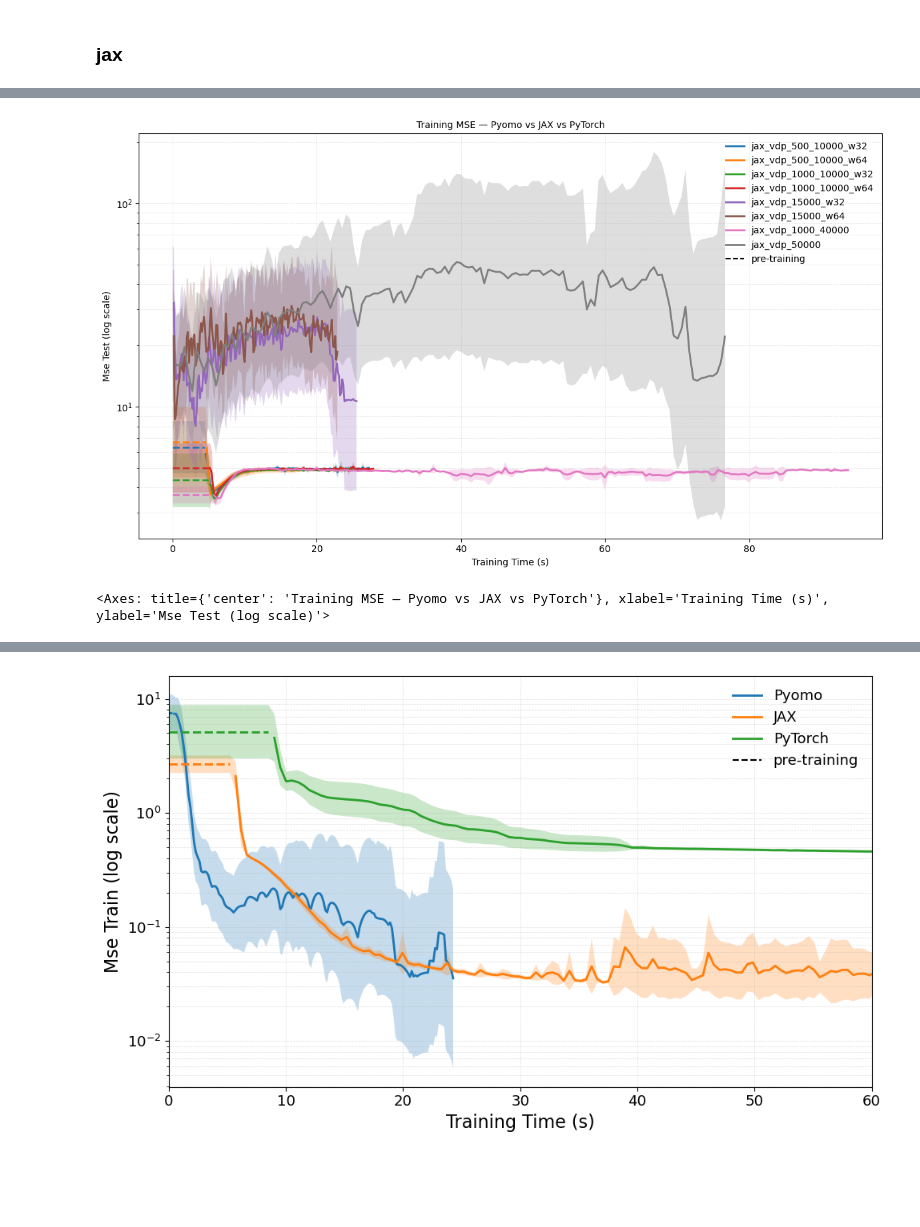
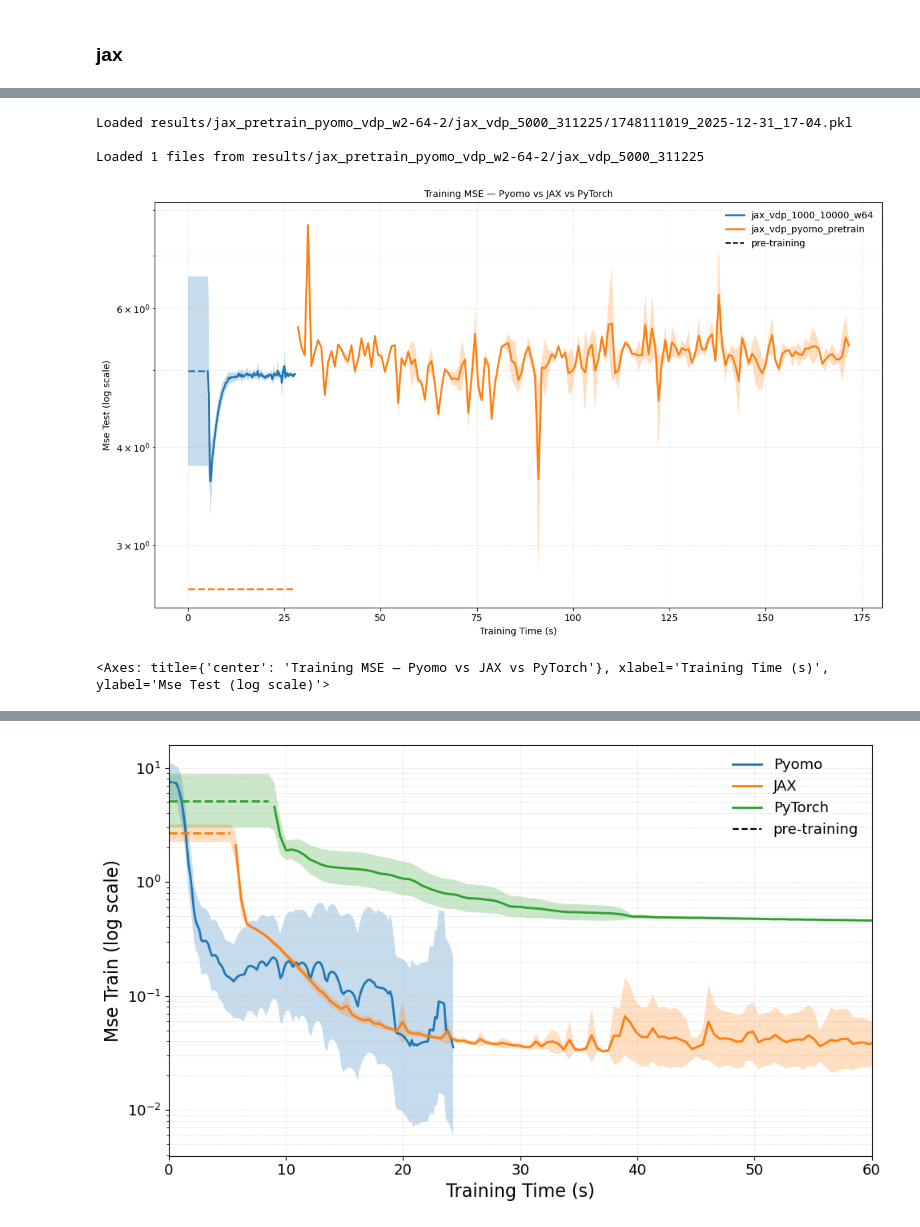
Before and after one commit to mariashapo/NODE, a Jupyter notebook: src/analysis/synthetic/training_conv_vdp.ipynb, the cells around one changed output, grey strips where cells are left out. Saved outputs shown, nothing was run; the diff lists cells and outputs as text; code cells hidden in the pictures; blank space fills up the shorter version.

Commit message:
Improve pretraining workflow.

```diff
--- a/src/analysis/synthetic/training_conv_vdp.ipynb
+++ b/src/analysis/synthetic/training_conv_vdp.ipynb
@@ -178,3 +178,6 @@ Loaded results/study_vdp/jax_vdp_50000_w_reg_norm/690189200_2025-12-19_14-26.pkl
 Loaded results/study_vdp/jax_vdp_50000_w_reg_norm/709631830_2025-12-19_12-17.pkl
 
 Loaded 15 files from results/study_vdp/jax_vdp_50000_w_reg_norm
+# %%
+results = load_all_pickles("results/jax_pretrain_pyomo/jax_vdp_w2-64-2_50000_030126", recursive=False)
+jax_vdp_pyomo_pretrain= Results.flatten_convergence_data(results, model_type="jax")
@@ -181,3 +232,9 @@ Loaded 15 files from results/study_vdp/jax_vdp_50000_w_reg_norm
+# %%
+results = load_all_pickles("results/jax_pretrain_pyomo_vdp_w2-64-2/jax_vdp_5000_311225", recursive=False)
+# %% [output]
+Loaded results/jax_pretrain_pyomo_vdp_w2-64-2/jax_vdp_5000_311225/1748111019_2025-12-31_17-04.pkl
+
+Loaded 1 files from results/jax_pretrain_pyomo_vdp_w2-64-2/jax_vdp_5000_311225
 # %%
 jax_comparison_dfs = {
     "jax_vdp_500_10000_w32": jax_vdp_500_10000_w32,
@@ -188,17 +245,23 @@ jax_comparison_dfs = {
     "jax_vdp_15000_w64": jax_vdp_15000_w64,
     "jax_vdp_1000_40000": jax_vdp_10000_40000_w64,
     "jax_vdp_50000": jax_vdp_50000_w64,
+    "jax_vdp_pyomo_pretrain": jax_vdp_pyomo_pretrain,
 }
+
+jax_comparison_B_dfs = {
+    "jax_vdp_1000_10000_w64": jax_vdp_1000_10000_w64,
+    "jax_vdp_pyomo_pretrain": jax_vdp_pyomo_pretrain,
+}
 # %%
 plot_time_bands(
-    jax_comparison_dfs,
+    jax_comparison_B_dfs,
     y_col="mse_test",  # or "mse_test"
     title="Training MSE — Pyomo vs JAX vs PyTorch",
     logy=True,
     align_grid = False
 )
 # %% [output]
-[figure, old version]
+[figure, new version]
 <Axes: title={'center': 'Training MSE — Pyomo vs JAX vs PyTorch'}, xlabel='Training Time (s)', ylabel='Mse Test (log scale)'>
 # %%
 results_df_64["pretrain"] = False
```
Also changed, not shown: parts of 5 cells of this notebook, 5 other files.
